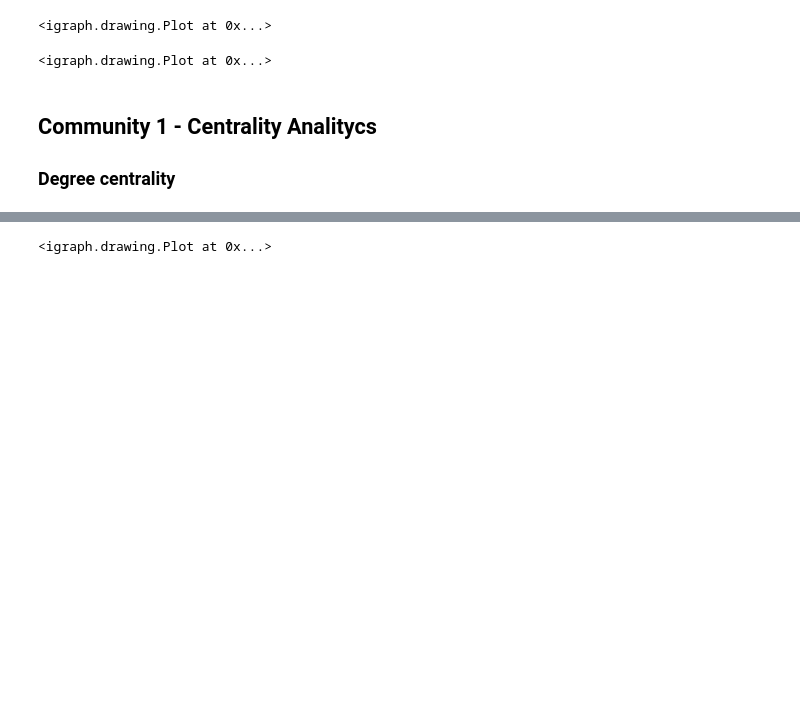
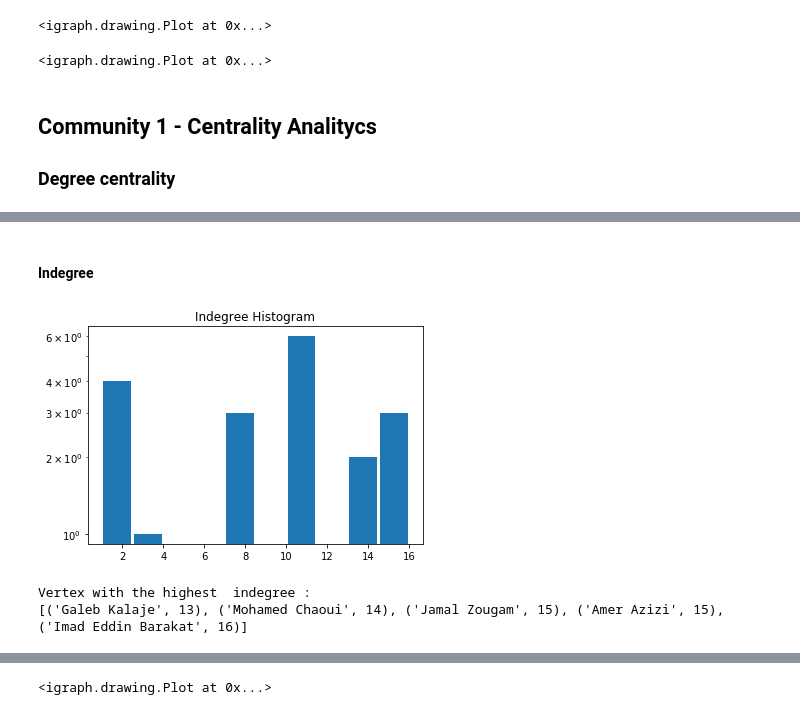
Before and after one commit to GiorgiaAuroraAdorni/MadridTrainBombingNetAnalytics, a Jupyter notebook: MadridTrainBombingNet.ipynb, the cells around one changed output, grey strips where cells are left out. Saved outputs shown, nothing was run; the diff lists cells and outputs as text; code cells hidden in the pictures; blank space fills up the shorter version.

```diff
--- a/MadridTrainBombingNet.ipynb
+++ b/MadridTrainBombingNet.ipynb
@@ -342,0 +352,12 @@ ig.plot(sg5)
+# %% [markdown]
+#### Indegree
+# %%
+plt.hist(sg1.indegree(), log=True, rwidth=0.9)
+plt.title("Indegree Histogram")
+plt.show()
+
+print(nodes_bound(sg1, 12, 'indegree'))
+# %% [output]
+[figure, added]
+Vertex with the highest  indegree :
+[('Galeb Kalaje', 13), ('Mohamed Chaoui', 14), ('Jamal Zougam', 15), ('Amer Azizi', 15), ('Imad Eddin Barakat', 16)]
```
Also changed, not shown: parts of 76 cells of this notebook.
